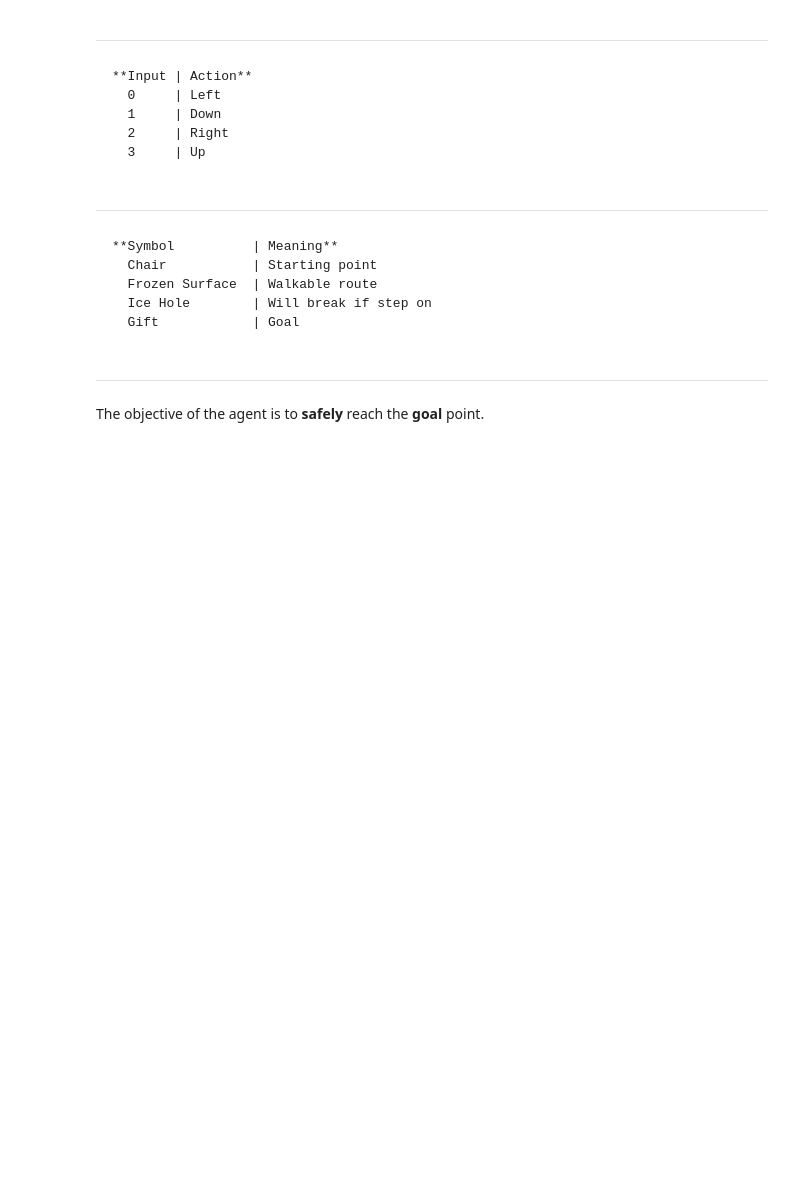
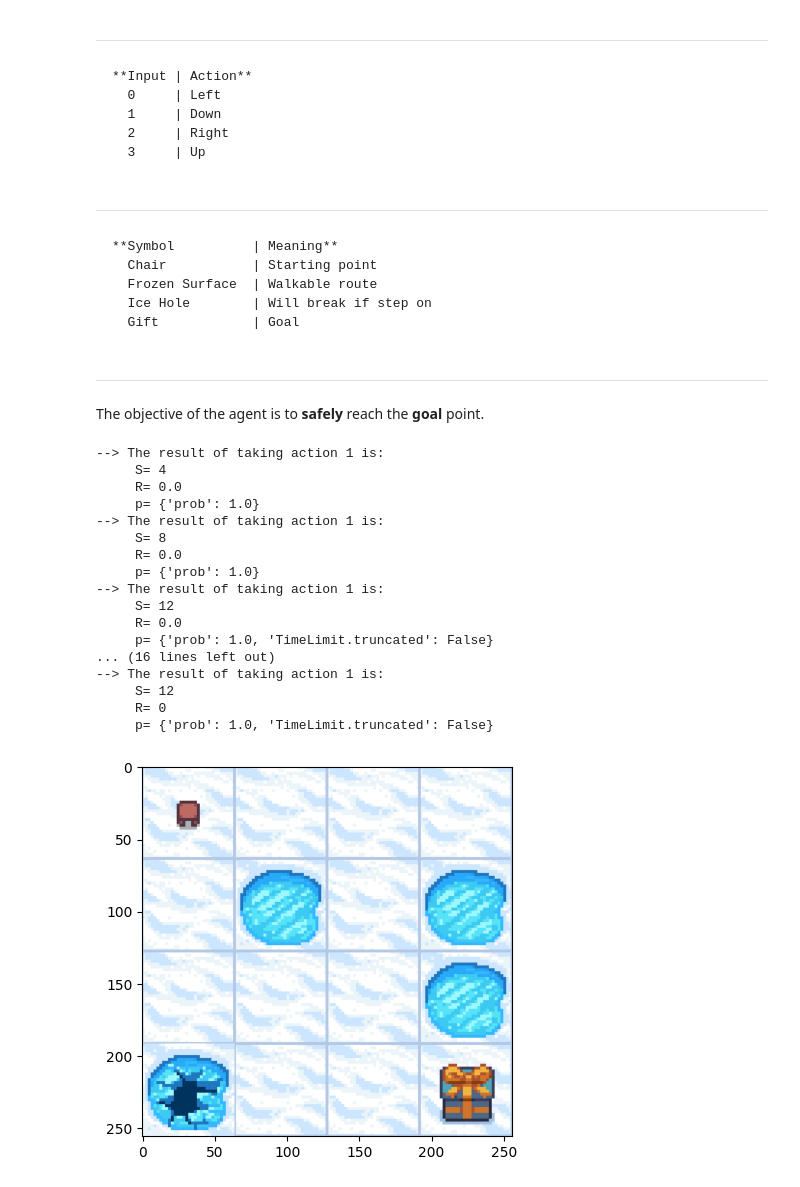
Before and after one commit to petapeanut/Assignment1, a Jupyter notebook: A1_DynProg.ipynb, the cells around one changed output. Saved outputs shown, nothing was run; the diff lists cells and outputs as text; code cells hidden in the pictures; blank space fills up the shorter version.

```diff
--- a/A1_DynProg.ipynb
+++ b/A1_DynProg.ipynb
@@ -166,45 +166,59 @@ The objective of the agent is to **safely** reach the **goal** point.
 # above environment (i.e., code up a loop as I did above, but instead
 # of taking input from a human user, take it from the AI you coded).
 # %%
-def play_agent(env, policy, terminate_after_n=5):
-    """
-    Function to test drive an agent against the environment.
-    Terminates after the same state is repeated n times.
+import random
+"""
+Function to test drive an agent against the environment.
+Terminates after the same state is repeated n times.
 
-    Parameters
-    ----------
-    env : Env
-        Gym environment
-    policy : callable
-        A function that takes `env` as input and returns a valid action.
-        Assumes the policy only returns one action with 100% probability.
-    """
+Parameters
+----------
+env : Gym Env
+action : randomly generated number for action within [0:3]
+"""
+def AI_agent(env, action, terminate_after_n=5):
     env.reset()
     previous_observation = None
     repeats = 0
 
-    env.render()
     while True:
-        # env.render()
 
         # Sample from action space using the built-in function
-        action = policy(env)
         (observation, reward, compute, probability) = env.step(action)
         print("--> The result of taking action",action,"is:")
         print("     S=",observation)
         print("     R=",reward)
         print("     p=",probability)
-        env.render()
 
         # Terminate if stuck in a state
         if observation == previous_observation:
             repeats += 1
             if repeats >= terminate_after_n:
                 break
         else:
             repeats = 0
             previous_observation = observation
+    plt.imshow(env.render(mode='rgb_array'))
 
-env.seed(5)
-policy = lambda env: env.action_space.sample()
-play_agent(env, policy)
+random.seed(22)
+action = random.randint(0, 3)
+AI_agent(env, action)
+# %% [output]
+--> The result of taking action 1 is:
+     S= 4
+     R= 0.0
+     p= {'prob': 1.0}
+--> The result of taking action 1 is:
+     S= 8
+     R= 0.0
+     p= {'prob': 1.0}
+--> The result of taking action 1 is:
+     S= 12
+     R= 0.0
+     p= {'prob': 1.0, 'TimeLimit.truncated': False}
+... (16 lines left out)
+--> The result of taking action 1 is:
+     S= 12
+     R= 0
+     p= {'prob': 1.0, 'TimeLimit.truncated': False}
+[figure, added]
```
Also changed, not shown: parts of 10 cells of this notebook.
